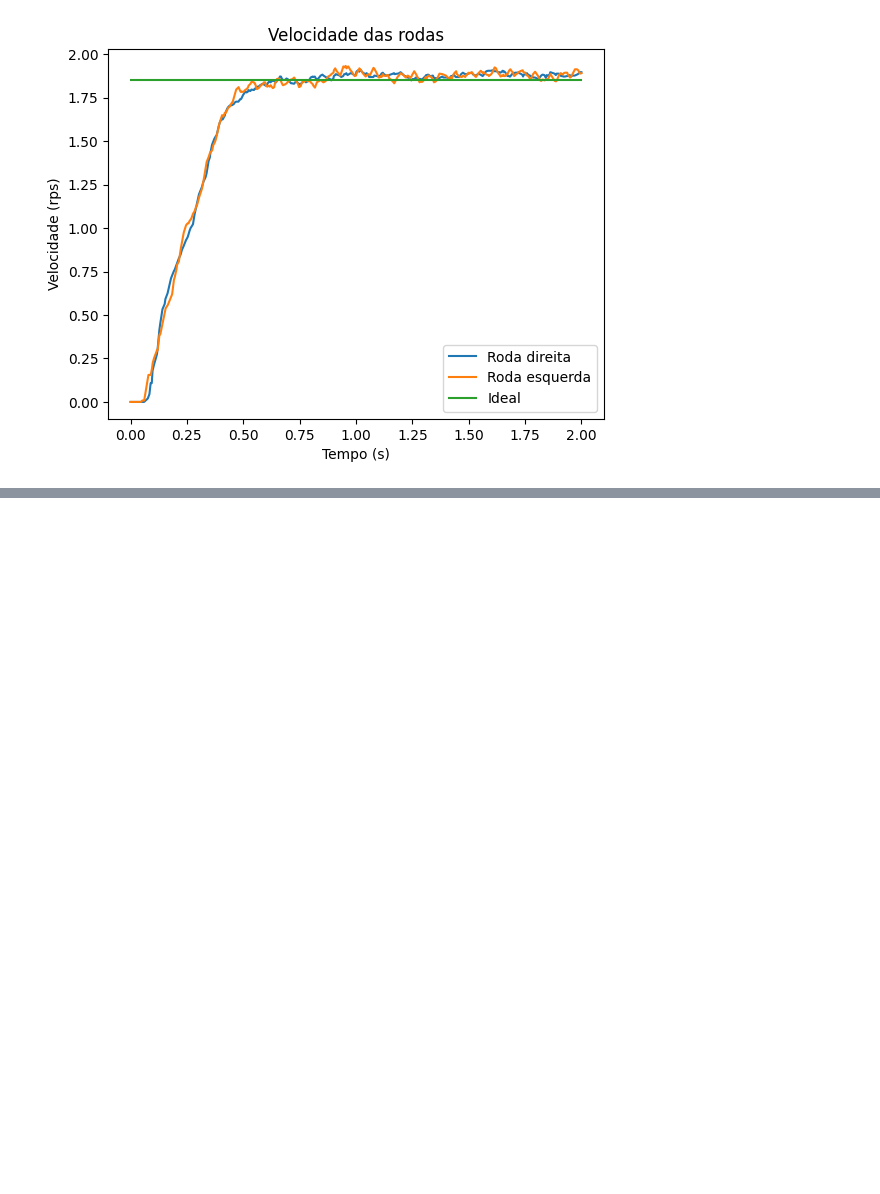
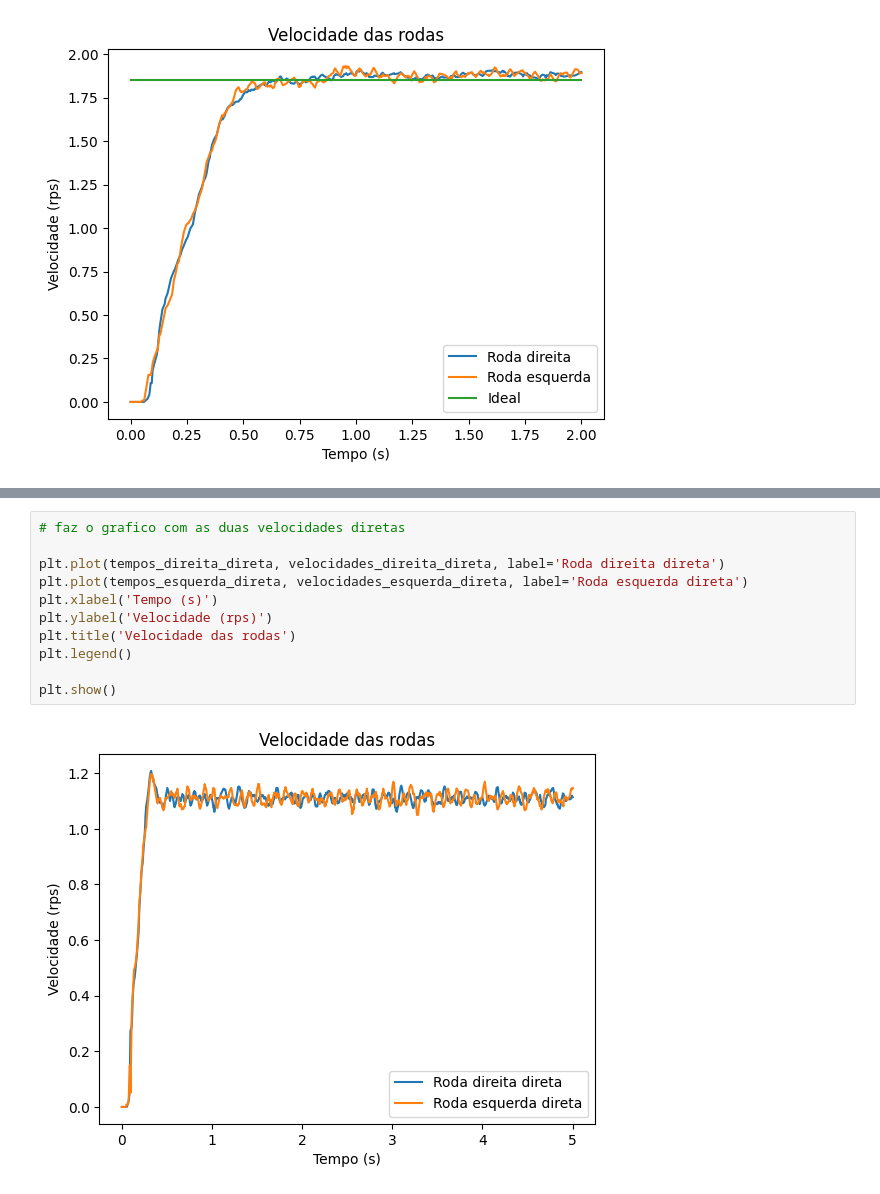
Before and after one commit to BrendonSouza/PID_TCC, a Jupyter notebook: analise_velocidade.ipynb, the cells around one changed output, grey strips where cells are left out. Drawn from its saved outputs; the diff is of its cells as text; blank space fills up the shorter version.

```diff
--- a/analise_velocidade.ipynb
+++ b/analise_velocidade.ipynb
@@ -178,0 +233,13 @@ plt.show()
+# %%
+# faz o grafico com as duas velocidades diretas
+
+plt.plot(tempos_direita_direta, velocidades_direita_direta, label='Roda direita direta')
+plt.plot(tempos_esquerda_direta, velocidades_esquerda_direta, label='Roda esquerda direta')
+plt.xlabel('Tempo (s)')
+plt.ylabel('Velocidade (rps)')
+plt.title('Velocidade das rodas')
+plt.legend()
+
+plt.show()
+# %% [output]
+[figure, added]
```
Also changed, not shown: parts of 6 cells of this notebook, 2 other files.
